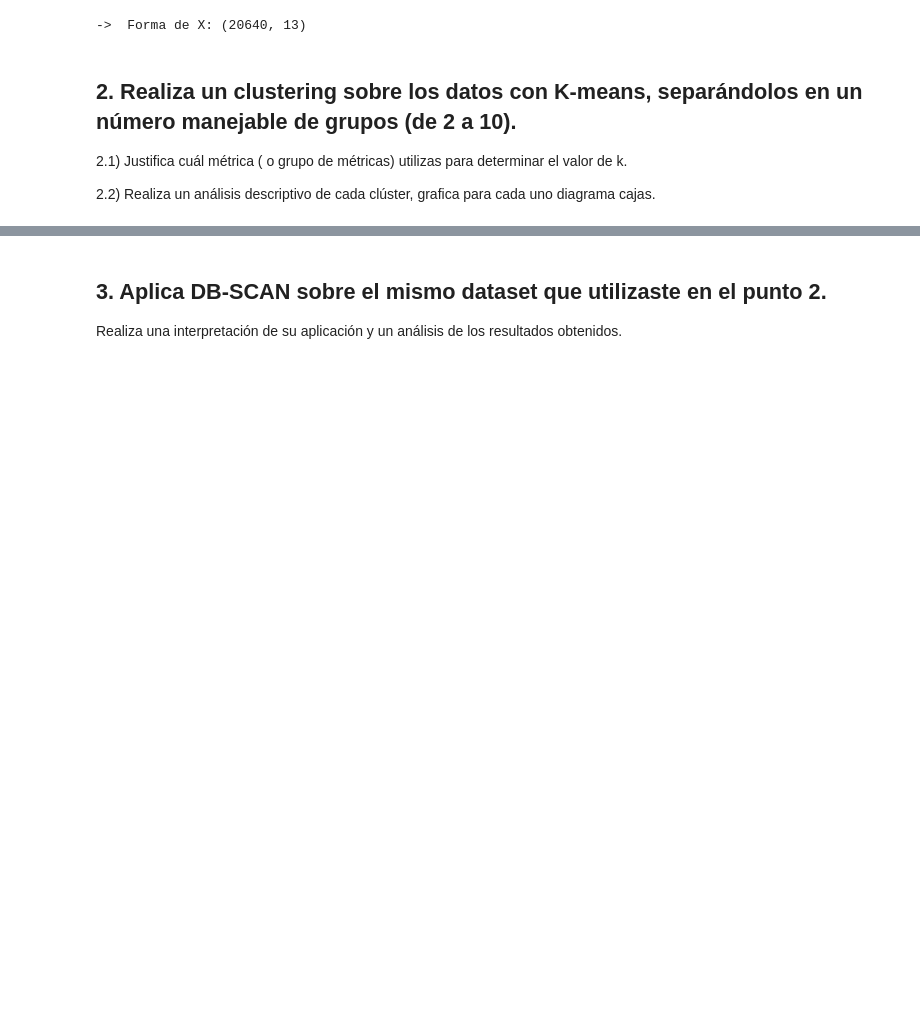
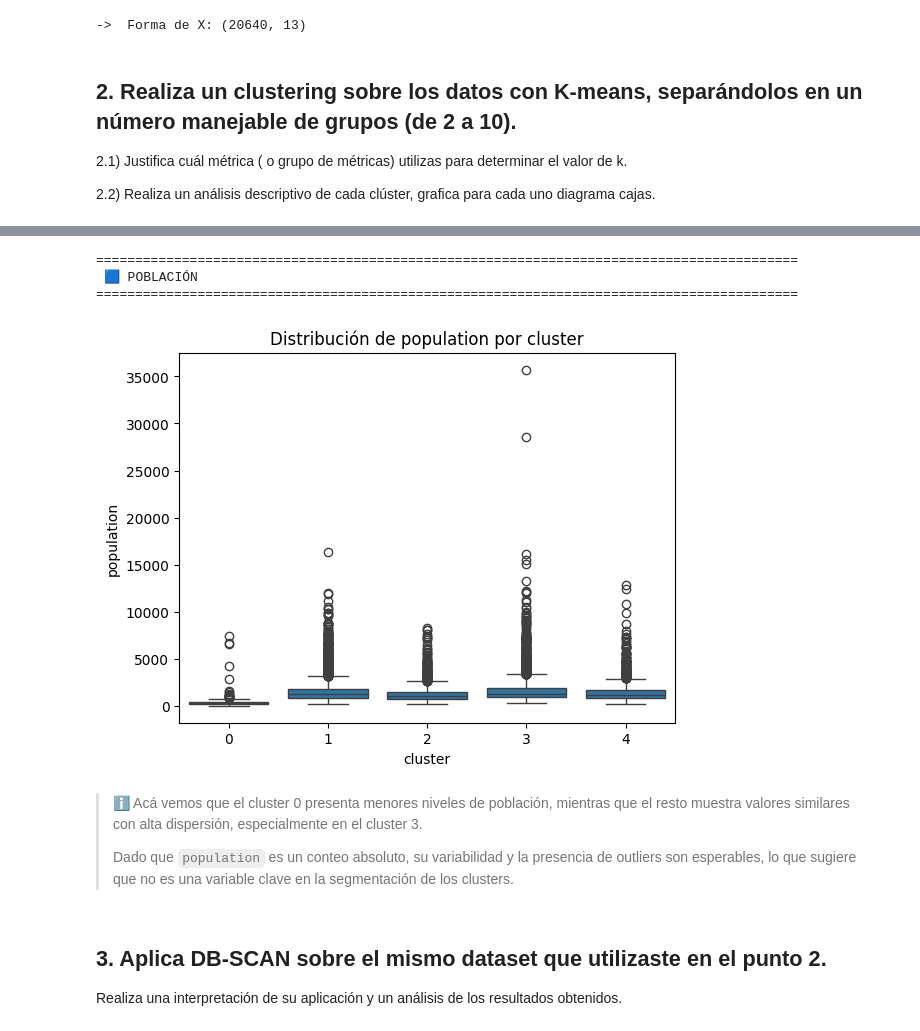
Before and after one commit to fernandolievano/aprendizaje-automatico-1, a Jupyter notebook: TP2_clustering.ipynb, the cells around one changed output, grey strips where cells are left out. Cells and saved outputs as stored; diff of their text form; code cells hidden in the pictures; blank space fills up the shorter version.

```diff
--- a/TP2_clustering.ipynb
+++ b/TP2_clustering.ipynb
@@ -379,3 +559,19 @@ print(f"\n->  Forma de X: {X.shape}")
+# %%
+print_heading('Población')
+
+plt.figure()
+sns.boxplot(x='cluster', y='population', data=df)
+plt.title(f'Distribución de population por cluster')
+plt.show()
+# %% [output]
+==========================================================================================
+ 🟦 POBLACIÓN
+==========================================================================================
+[figure, added]
+# %% [markdown]
+> ℹ Acá vemos que el cluster 0 presenta menores niveles de población, mientras que el resto muestra valores similares con alta dispersión, especialmente en el cluster 3.
+>
+> Dado que `population` es un conteo absoluto, su variabilidad y la presencia de outliers son esperables, lo que sugiere que no es una variable clave en la segmentación de los clusters.
 # %% [markdown]
 
 
```
Also changed, not shown: parts of 20 cells of this notebook.
